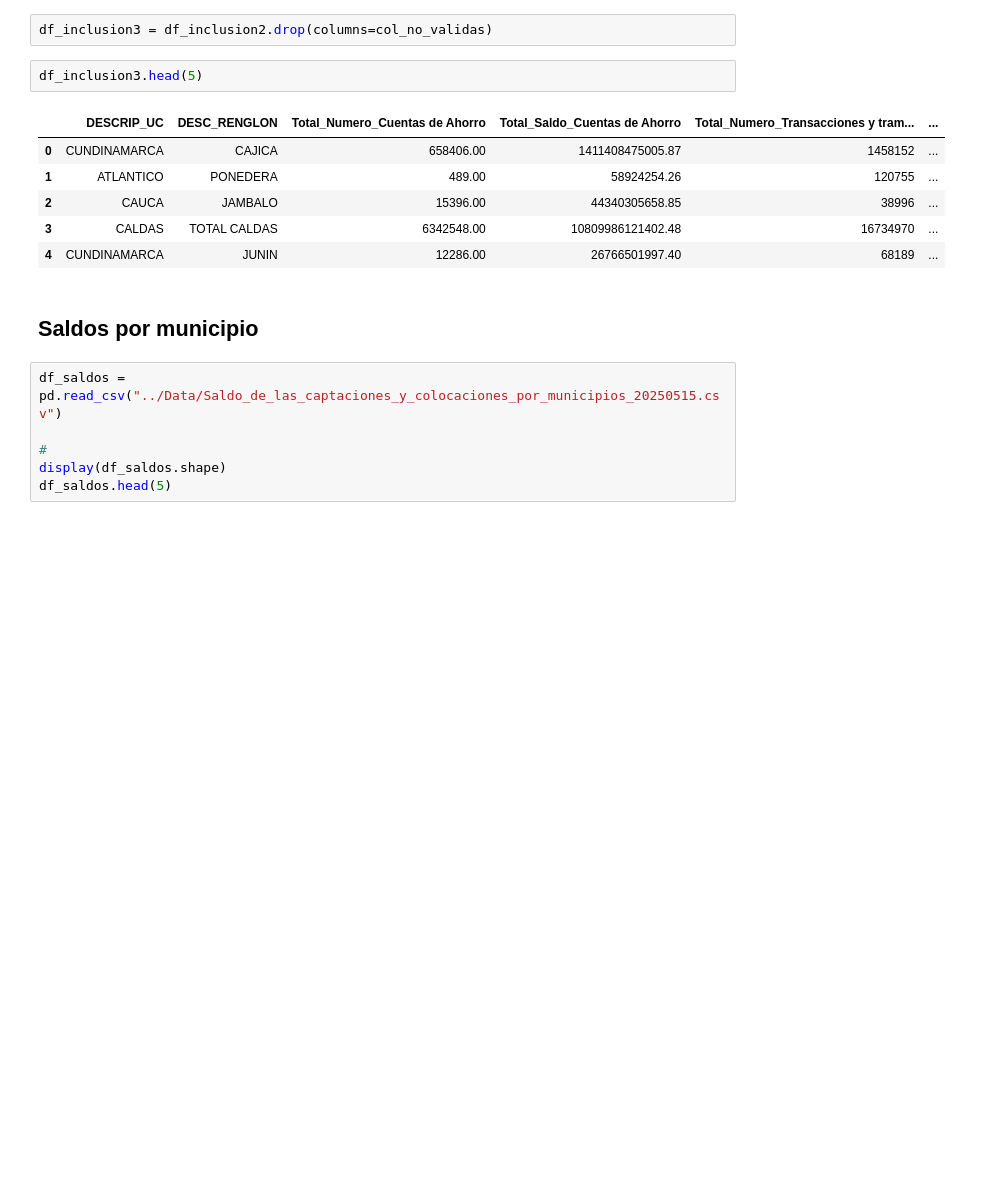
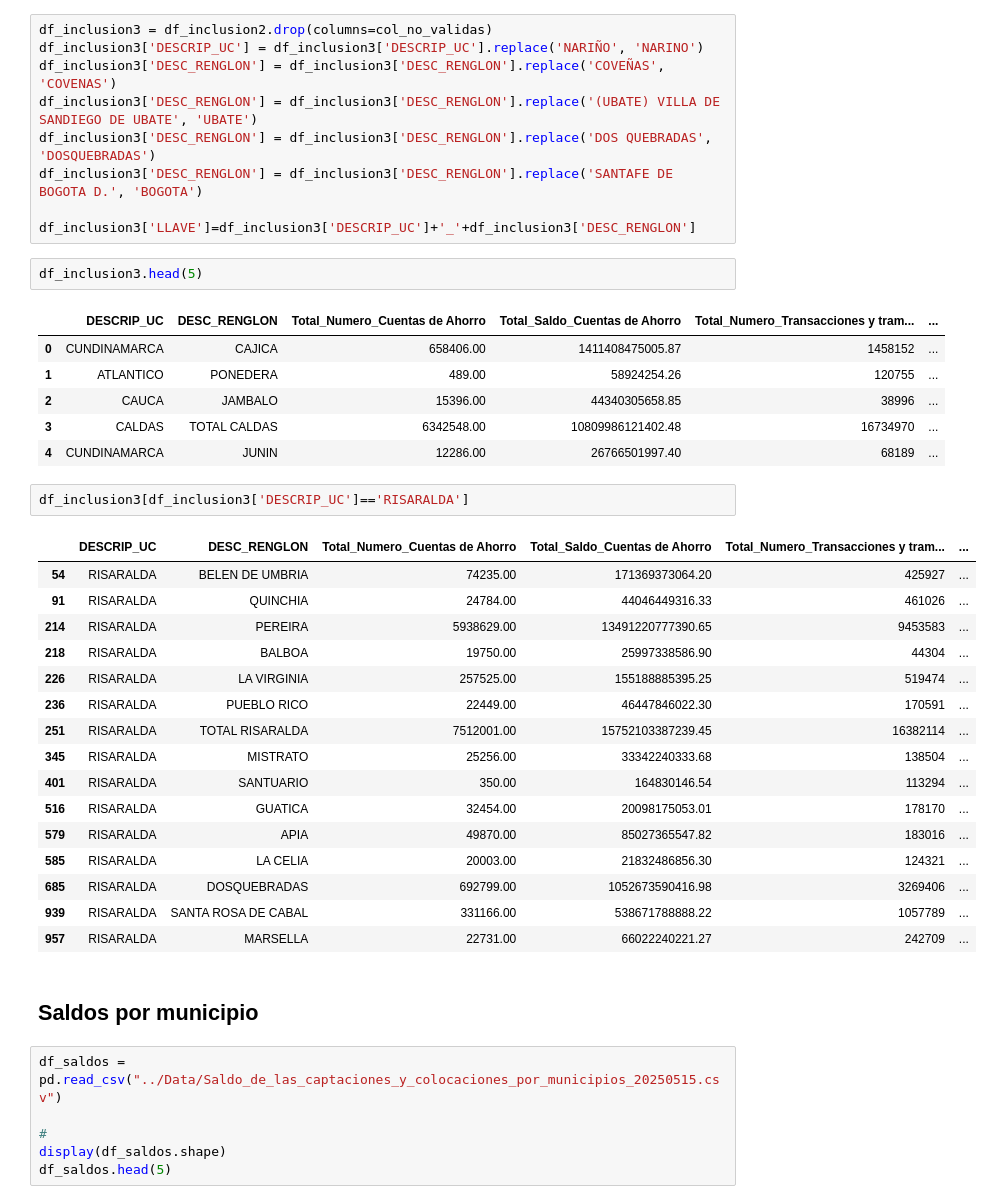
Before and after one commit to Crismaro19/ProyectoGerenciaProyectosAnaliticos, a Jupyter notebook: Codigo/Analisis_y_modelo.ipynb, the cells around one changed output. Cells and saved outputs as stored; diff of their text form; blank space fills up the shorter version.

```diff
--- a/Codigo/Analisis_y_modelo.ipynb
+++ b/Codigo/Analisis_y_modelo.ipynb
@@ -292,6 +211,13 @@ col_no_validas = ['Total_Monto_Cuentas de Ahorro', 'Total_Saldo_Transacciones y
                   'Total_Saldo_Numero de corresponsales moviles']
 # %%
 df_inclusion3 = df_inclusion2.drop(columns=col_no_validas)
+df_inclusion3['DESCRIP_UC'] = df_inclusion3['DESCRIP_UC'].replace('NARIÑO', 'NARINO')
+df_inclusion3['DESC_RENGLON'] = df_inclusion3['DESC_RENGLON'].replace('COVEÑAS', 'COVENAS')
+df_inclusion3['DESC_RENGLON'] = df_inclusion3['DESC_RENGLON'].replace('(UBATE) VILLA DE SANDIEGO DE UBATE', 'UBATE')
+df_inclusion3['DESC_RENGLON'] = df_inclusion3['DESC_RENGLON'].replace('DOS QUEBRADAS', 'DOSQUEBRADAS')
+df_inclusion3['DESC_RENGLON'] = df_inclusion3['DESC_RENGLON'].replace('SANTAFE DE BOGOTA D.', 'BOGOTA')
+
+df_inclusion3['LLAVE']=df_inclusion3['DESCRIP_UC']+'_'+df_inclusion3['DESC_RENGLON']
 # %%
 df_inclusion3.head(5)
 # %% [output]
@@ -301,6 +227,25 @@ df_inclusion3.head(5)
 | 2 | CAUCA | JAMBALO | 15396.00 | 44340305658.85 | 38996 | ... |
 | 3 | CALDAS | TOTAL CALDAS | 6342548.00 | 10809986121402.48 | 16734970 | ... |
 | 4 | CUNDINAMARCA | JUNIN | 12286.00 | 26766501997.40 | 68189 | ... |
+# %%
+df_inclusion3[df_inclusion3['DESCRIP_UC']=='RISARALDA']
+# %% [output]
+|  | DESCRIP_UC | DESC_RENGLON | Total_Numero_Cuentas de Ahorro | Total_Saldo_Cuentas de Ahorro | Total_Numero_Transacciones y tram... | ... |
+| 54 | RISARALDA | BELEN DE UMBRIA | 74235.00 | 171369373064.20 | 425927 | ... |
+| 91 | RISARALDA | QUINCHIA | 24784.00 | 44046449316.33 | 461026 | ... |
+| 214 | RISARALDA | PEREIRA | 5938629.00 | 13491220777390.65 | 9453583 | ... |
+| 218 | RISARALDA | BALBOA | 19750.00 | 25997338586.90 | 44304 | ... |
+| 226 | RISARALDA | LA VIRGINIA | 257525.00 | 155188885395.25 | 519474 | ... |
+| 236 | RISARALDA | PUEBLO RICO | 22449.00 | 46447846022.30 | 170591 | ... |
+| 251 | RISARALDA | TOTAL RISARALDA | 7512001.00 | 15752103387239.45 | 16382114 | ... |
+| 345 | RISARALDA | MISTRATO | 25256.00 | 33342240333.68 | 138504 | ... |
+| 401 | RISARALDA | SANTUARIO | 350.00 | 164830146.54 | 113294 | ... |
+| 516 | RISARALDA | GUATICA | 32454.00 | 20098175053.01 | 178170 | ... |
+| 579 | RISARALDA | APIA | 49870.00 | 85027365547.82 | 183016 | ... |
+| 585 | RISARALDA | LA CELIA | 20003.00 | 21832486856.30 | 124321 | ... |
+| 685 | RISARALDA | DOSQUEBRADAS | 692799.00 | 1052673590416.98 | 3269406 | ... |
+| 939 | RISARALDA | SANTA ROSA DE CABAL | 331166.00 | 538671788888.22 | 1057789 | ... |
+| 957 | RISARALDA | MARSELLA | 22731.00 | 66022240221.27 | 242709 | ... |
 # %% [markdown]
 ## Saldos por municipio
 # %%
```
Also changed, not shown: parts of 60 cells of this notebook.
